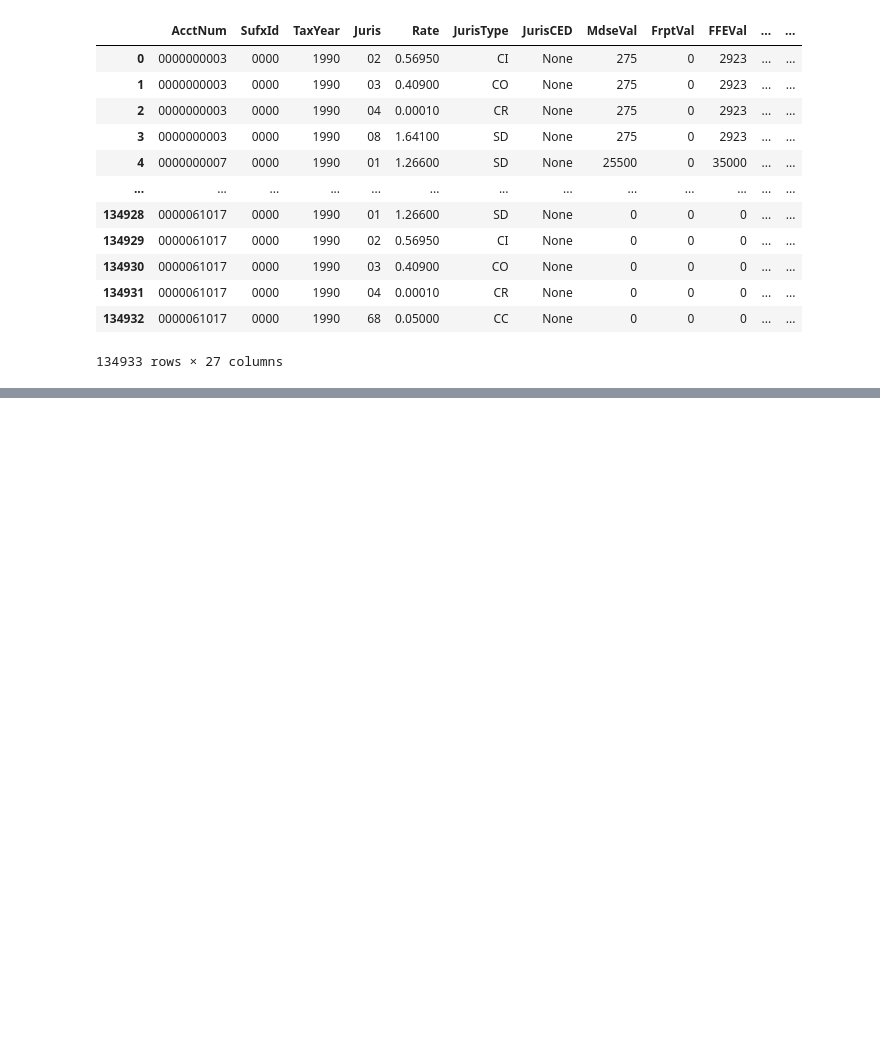
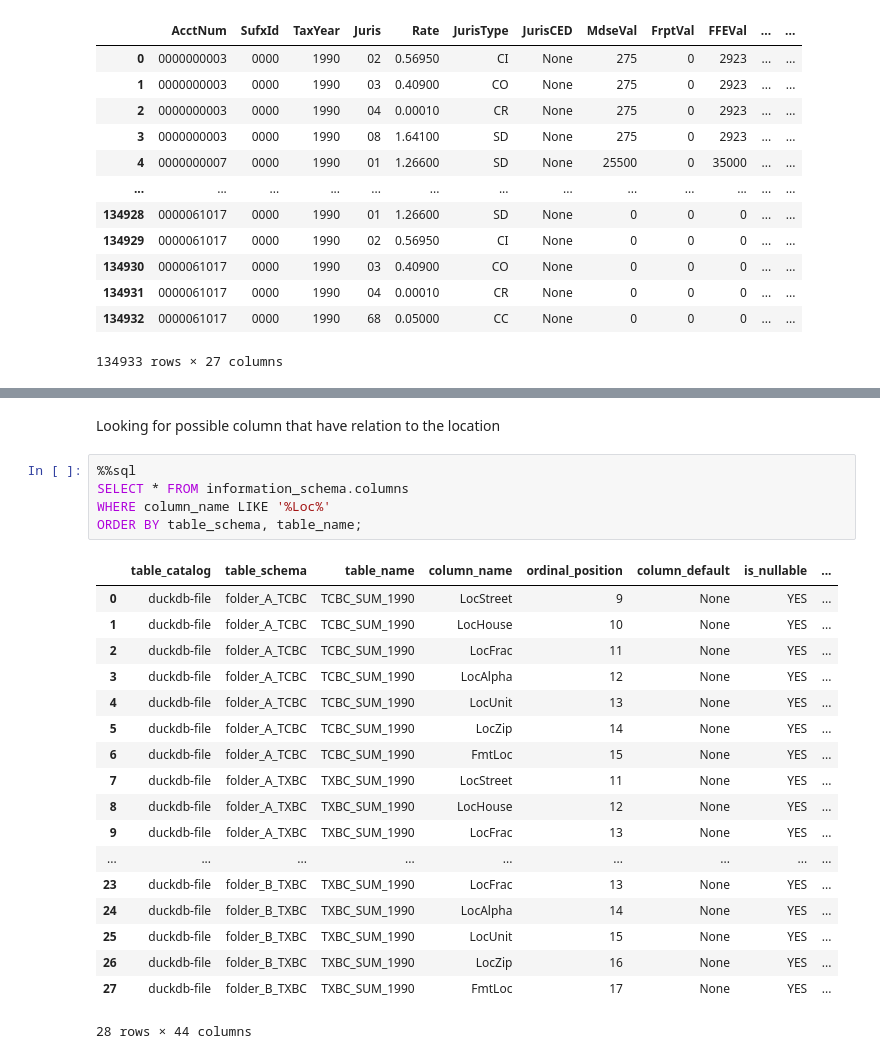
Before and after one commit to jameshowison/tcad_capstone, a Jupyter notebook: explore_tcad.ipynb, the cells around one changed output, grey strips where cells are left out. Drawn from its saved outputs; the diff is of its cells as text; blank space fills up the shorter version.

```diff
--- a/explore_tcad.ipynb
+++ b/explore_tcad.ipynb
@@ -246,0 +326,26 @@ SELECT * FROM folder_A_TCBC.TCBC_SUM_1990
+# %% [markdown]
+Looking for possible column that have relation to the location
+# %%
+%%sql
+SELECT * FROM information_schema.columns
+WHERE column_name LIKE '%Loc%'
+ORDER BY table_schema, table_name;
+# %% [output]
+|  | table_catalog | table_schema | table_name | column_name | ordinal_position | column_default | is_nullable | ... |
+| 0 | duckdb-file | folder_A_TCBC | TCBC_SUM_1990 | LocStreet | 9 | None | YES | ... |
+| 1 | duckdb-file | folder_A_TCBC | TCBC_SUM_1990 | LocHouse | 10 | None | YES | ... |
+| 2 | duckdb-file | folder_A_TCBC | TCBC_SUM_1990 | LocFrac | 11 | None | YES | ... |
+| 3 | duckdb-file | folder_A_TCBC | TCBC_SUM_1990 | LocAlpha | 12 | None | YES | ... |
+| 4 | duckdb-file | folder_A_TCBC | TCBC_SUM_1990 | LocUnit | 13 | None | YES | ... |
+| 5 | duckdb-file | folder_A_TCBC | TCBC_SUM_1990 | LocZip | 14 | None | YES | ... |
+| 6 | duckdb-file | folder_A_TCBC | TCBC_SUM_1990 | FmtLoc | 15 | None | YES | ... |
+| 7 | duckdb-file | folder_A_TXBC | TXBC_SUM_1990 | LocStreet | 11 | None | YES | ... |
+| 8 | duckdb-file | folder_A_TXBC | TXBC_SUM_1990 | LocHouse | 12 | None | YES | ... |
+| 9 | duckdb-file | folder_A_TXBC | TXBC_SUM_1990 | LocFrac | 13 | None | YES | ... |
+| ... | ... | ... | ... | ... | ... | ... | ... | ... |
+| 23 | duckdb-file | folder_B_TXBC | TXBC_SUM_1990 | LocFrac | 13 | None | YES | ... |
+| 24 | duckdb-file | folder_B_TXBC | TXBC_SUM_1990 | LocAlpha | 14 | None | YES | ... |
+| 25 | duckdb-file | folder_B_TXBC | TXBC_SUM_1990 | LocUnit | 15 | None | YES | ... |
+| 26 | duckdb-file | folder_B_TXBC | TXBC_SUM_1990 | LocZip | 16 | None | YES | ... |
+| 27 | duckdb-file | folder_B_TXBC | TXBC_SUM_1990 | FmtLoc | 17 | None | YES | ... |
+28 rows × 44 columns
```
Also changed, not shown: parts of 31 cells of this notebook.
